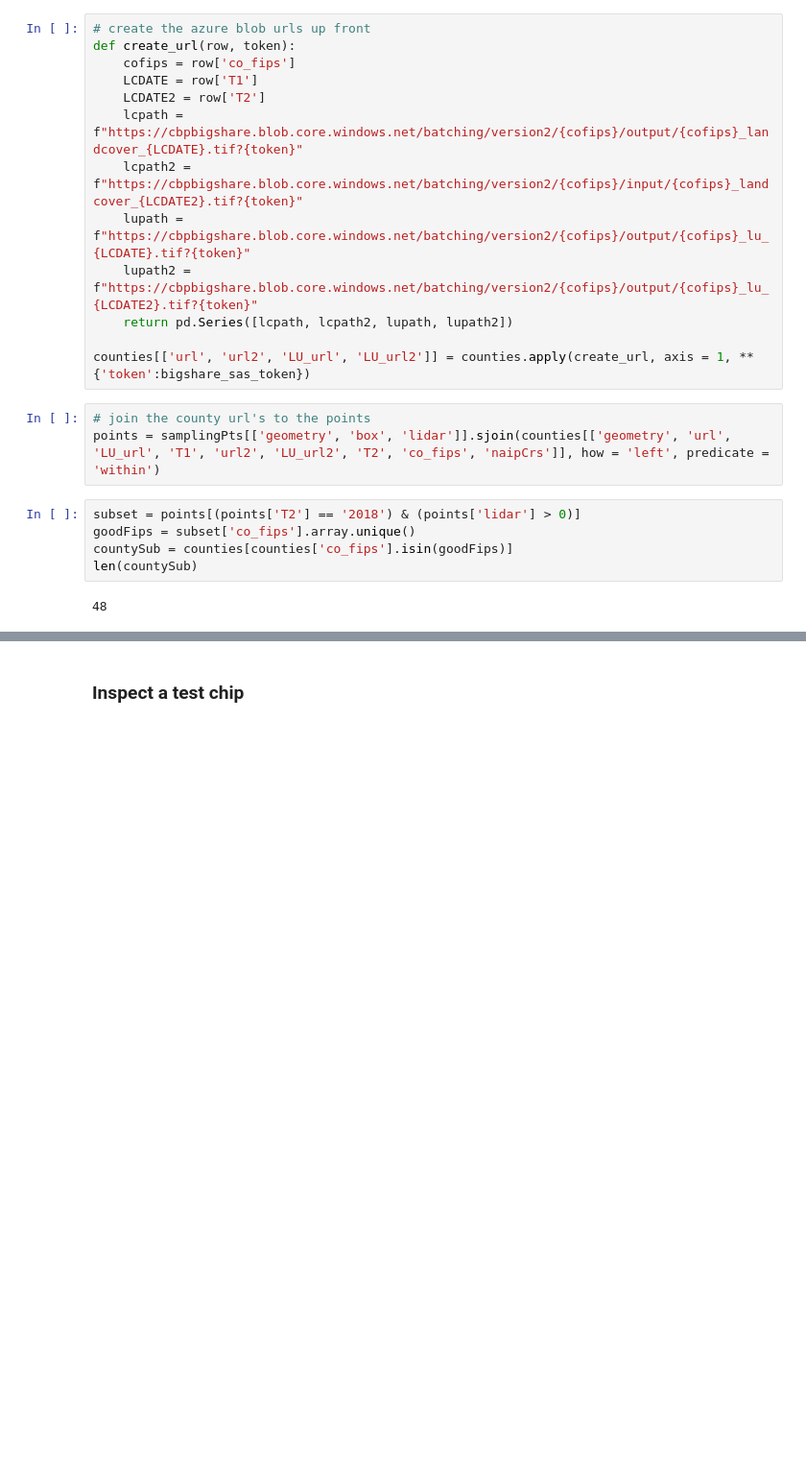
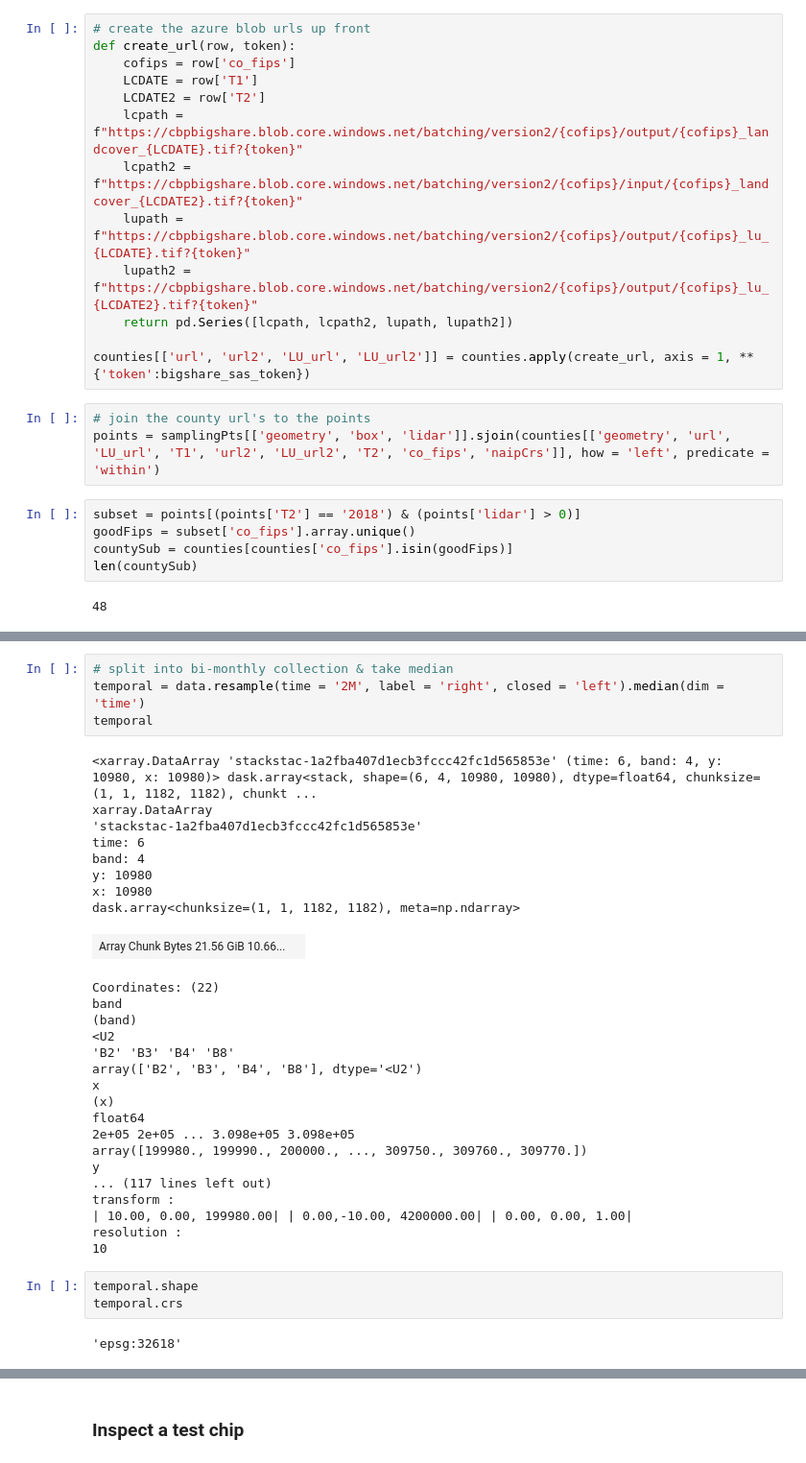
Before and after one commit to mjevans26/Solar_UNet, a Jupyter notebook: demos/SampleUNetData_PC.ipynb, the cells around one changed output, grey strips where cells are left out. Shown at 96% size. Saved outputs shown, nothing was run; the diff lists cells and outputs as text; blank space fills up the shorter version.

```diff
--- a/demos/SampleUNetData_PC.ipynb
+++ b/demos/SampleUNetData_PC.ipynb
@@ -326,0 +164,36 @@ len(countySub)
+# %%
+# split into bi-monthly collection & take median
+temporal = data.resample(time = '2M', label = 'right', closed = 'left').median(dim = 'time')
+temporal
+# %% [output]
+<xarray.DataArray 'stackstac-1a2fba407d1ecb3fccc42fc1d565853e' (time: 6, band: 4, y: 10980, x: 10980)> dask.array<stack, shape=(6, 4, 10980, 10980), dtype=float64, chunksize=(1, 1, 1182, 1182), chunkt ...
+xarray.DataArray
+'stackstac-1a2fba407d1ecb3fccc42fc1d565853e'
+time: 6
+band: 4
+y: 10980
+x: 10980
+dask.array<chunksize=(1, 1, 1182, 1182), meta=np.ndarray>
+| Array Chunk Bytes 21.56 GiB 10.66... |  |
+Coordinates: (22)
+band
+(band)
+<U2
+'B2' 'B3' 'B4' 'B8'
+array(['B2', 'B3', 'B4', 'B8'], dtype='<U2')
+x
+(x)
+float64
+2e+05 2e+05 ... 3.098e+05 3.098e+05
+array([199980., 199990., 200000., ..., 309750., 309760., 309770.])
+y
+... (117 lines left out)
+transform :
+| 10.00, 0.00, 199980.00| | 0.00,-10.00, 4200000.00| | 0.00, 0.00, 1.00|
+resolution :
+10
+# %%
+temporal.shape
+temporal.crs
+# %% [output]
+'epsg:32618'
```
Also changed, not shown: parts of 14 cells of this notebook.
